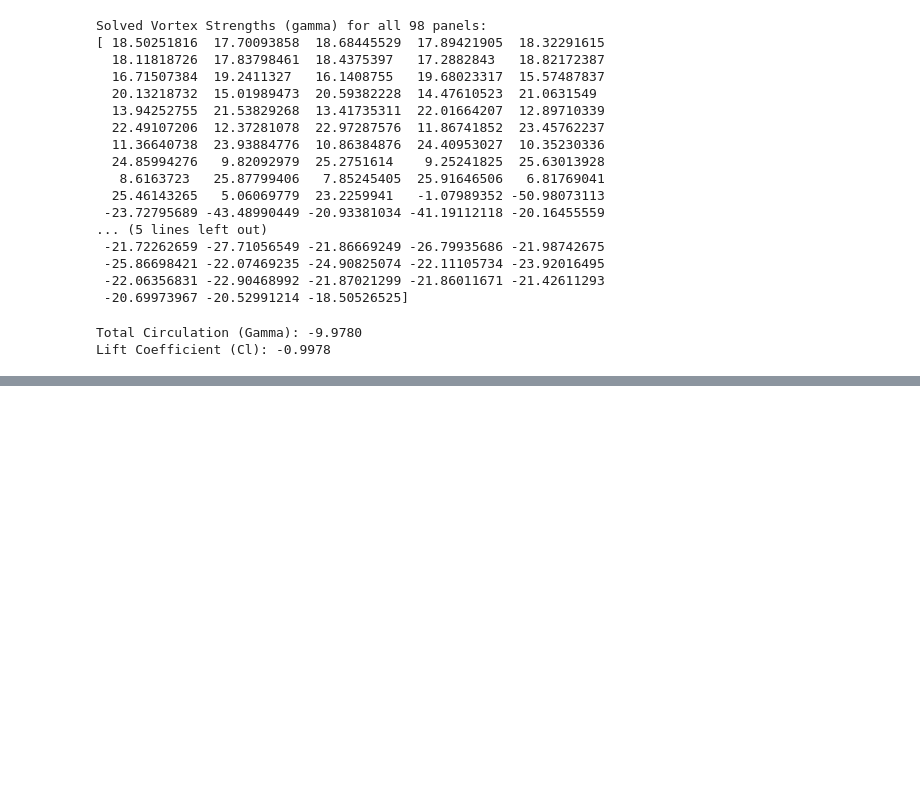
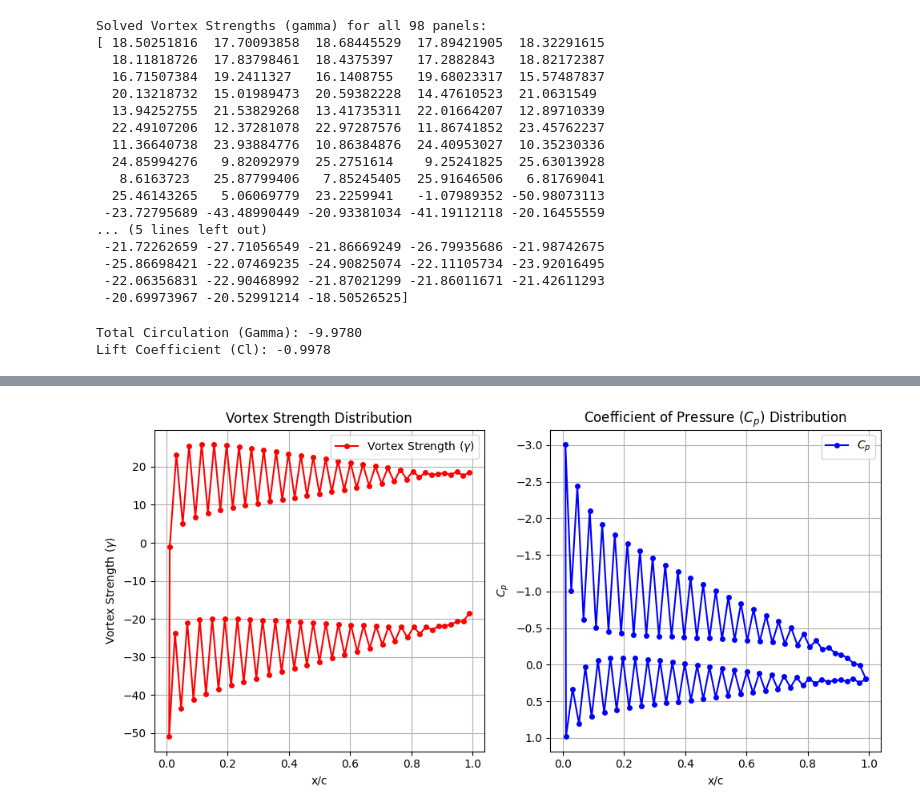
Before and after one commit to adityadamle7/AE611_2026, a Jupyter notebook: Aditya Damle_VP.ipynb, the cells around one changed output, grey strips where cells are left out. Cells and saved outputs as stored; diff of their text form; code cells hidden in the pictures; blank space fills up the shorter version.

Commit message:
Cp vs x/c graph done

```diff
--- a/Aditya Damle_VP.ipynb
+++ b/Aditya Damle_VP.ipynb
@@ -101,7 +101,7 @@ def cylinder(r,n):
   plt.figure(figsize=(10, 5))
   return a,b
 
-xb,yb=cylinder(1,300)
+xb,yb=cylinder(1,500)
 
 plt.figure(figsize=(10, 5))
 plt.plot(xb, yb, 'r-o', label='Upper surface' , markersize=2)
@@ -273,13 +320,0 @@ Shape of A_t: (300, 300)
-# %%
-# 1. Generate airfoil boundary coordinates (10 panels)
-xb_airfoil, yb_airfoil = naca(100)
-
-# 2. Extract geometry parameters for the airfoil
-xc_af, yc_af, dx_af, dy_af, s_af, theta_1_af, v_normal_af, v_tangent_af = geometry(
-    xb_airfoil, yb_airfoil, v_inf, alpha_rad
-)
-
-# 3. Compute the 10x10 influence matrices for this airfoil
-A_n_airfoil, A_t_airfoil = influence_matrices(
-    xb_airfoil, yb_airfoil, xc_af, yc_af, s_af, theta_1_af
-)
@@ -441,0 +468,25 @@ Lift Coefficient (Cl): -0.9978
+# %%
+# Create a figure with two subplots
+fig, (ax1, ax2) = plt.subplots(1, 2, figsize=(10, 5))
+
+# Plot 1: Vortex Strength vs x/c
+ax1.plot(xc_af, gamma_airfoil, 'r-o', markersize=4, label='Vortex Strength ($\\gamma$)')
+ax1.set_xlabel('x/c')
+ax1.set_ylabel('Vortex Strength ($\\gamma$)')
+ax1.set_title('Vortex Strength Distribution')
+ax1.grid(True)
+ax1.legend()
+
+# Plot 2: Cp vs x/c (typically plotted with inverted y-axis in aerodynamics)
+ax2.plot(xc_af, cp_airfoil, 'b-o', markersize=4, label='$C_p$')
+ax2.set_xlabel('x/c')
+ax2.set_ylabel('$C_p$')
+ax2.set_title('Coefficient of Pressure ($C_p$) Distribution')
+ax2.invert_yaxis()  # Invert y-axis for standard aerodynamic representation
+ax2.grid(True)
+ax2.legend()
+
+plt.tight_layout()
+plt.show()
+# %% [output]
+[figure, added]
```
Also changed, not shown: parts of 5 cells of this notebook.
